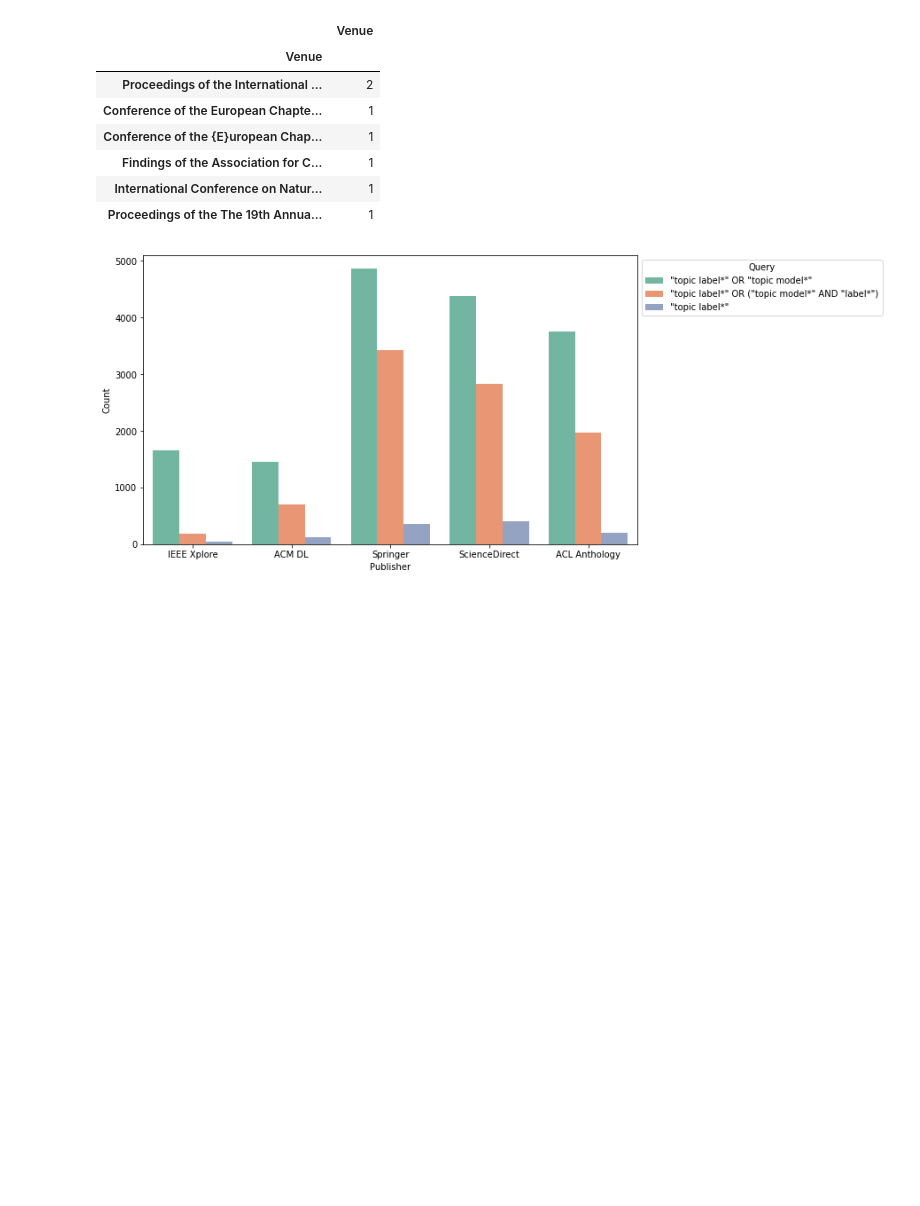
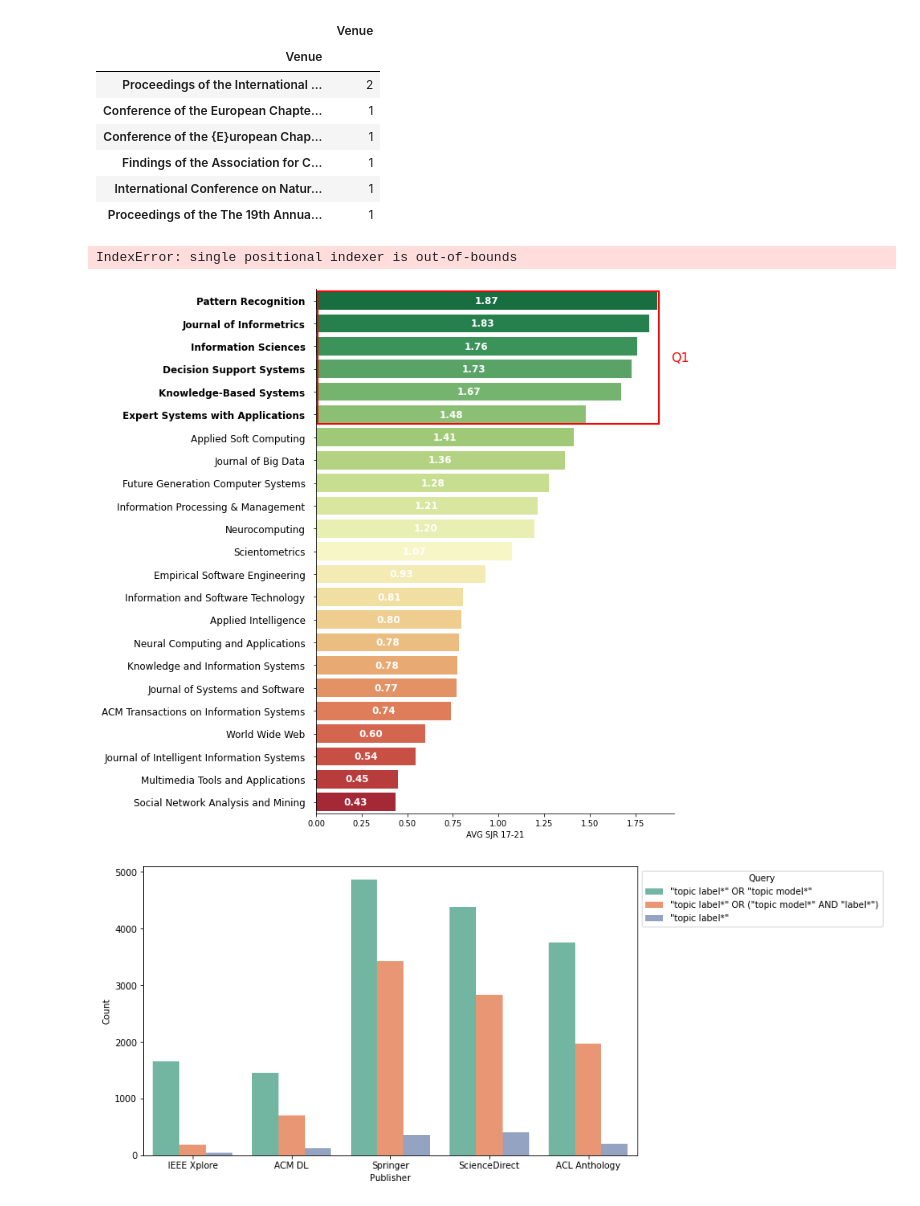
Before and after one commit to iberius96/Msc_Thesis, a Jupyter notebook: Data Visualization/Summary.ipynb, the cells around one changed output. Drawn from its saved outputs; the diff is of its cells as text; code cells hidden in the pictures; blank space fills up the shorter version.

```diff
--- a/Data Visualization/Summary.ipynb
+++ b/Data Visualization/Summary.ipynb
@@ -62,6 +62,65 @@ pd.DataFrame(df_acl.groupby('Venue')['Venue'].count().sort_values(ascending=Fals
 | Findings of the Association for C... | 1 |
 | International Conference on Natur... | 1 |
 | Proceedings of the The 19th Annua... | 1 |
+# %%
+dict = {
+    'Pattern Recognition': [1.871],
+    'Journal of Informetrics': [1.827],
+    'Information Sciences': [1.758],
+    'Decision Support Systems': [1.729],
+    'Knowledge-Based Systems': [1.674],
+    'Expert Systems with Applications': [1.479],
+    'Applied Soft Computing': [1.414],
+    'Journal of Big Data': [1.363],
+    'Future Generation Computer Systems': [1.278],
+    'Information Processing & Management': [1.214],
+    'Neurocomputing': [1.198],
+    'Scientometrics': [1.075],
+    'Empirical Software Engineering': [0.930],
+    'Information and Software Technology': [0.806],
+    'Applied Intelligence': [0.796],
+    'Neural Computing and Applications': [0.784],
+    'Knowledge and Information Systems': [0.775],
+    'Journal of Systems and Software': [0.771],
+    'ACM Transactions on Information Systems': [0.739],
+    'World Wide Web': [0.598],
+    'Journal of Intelligent Information Systems': [0.544],
+    'Multimedia Tools and Applications': [0.449],
+    'Social Network Analysis and Mining': [0.435]
+}
+
+import matplotlib.patches as patches
+
+nr_res = pd.DataFrame(dict)
+df_bar = nr_res.reset_index().melt(id_vars=["index"])
+fig, ax = plt.subplots(figsize=(8, 12))
+g = sns.barplot(y="variable", x="value", data=df_bar, ax=ax, palette=sns.color_palette("RdYlGn_r", n_colors=23))
+g.set_xlabel('AVG SJR 17-21')
+g.set_ylabel('')
+sns.despine()
+
+# Make the text of the first 6 y-axis entries bold
+ax.tick_params(axis='y', which='major', pad=10)
+ax.set_yticklabels(ax.get_yticklabels(), fontsize=12)
+for i in range(6):
+    ax.get_yticklabels()[i].set_fontweight('bold')
+
+# Calculate the width of the rectangle
+rect_width = df_bar['value'][:1].sum()
+
+# Add a rectangle that encloses the first six bars
+rect = patches.Rectangle((0.01, -0.4), rect_width, 5.8, linewidth=2, edgecolor='red', facecolor='none')
+ax.add_patch(rect)
+
+# Add the "Q1" label to the rectangle
+ax.text(rect.get_x() + rect.get_width()/2+1.05, rect.get_y() + rect.get_height()/2, 'Q1', fontsize=16, ha='center', va='center', color='red')
+
+# Write the x-axis values inside each bar
+for i, p in enumerate(ax.patches):
+    ax.text(p.get_x() + p.get_width()/2, p.get_y() + p.get_height()/2, f'{df_bar.iloc[i]["value"]:.2f}', ha='center', va='center', color='white', fontsize=12, fontweight='bold')
+# %% [output]
+IndexError: single positional indexer is out-of-bounds
+[figure, added]
 # %%
 dict = {
     "IEEE Xplore" : [1649, 179, 39],
```
Also changed, not shown: parts of 2 cells of this notebook, 26 other files.
